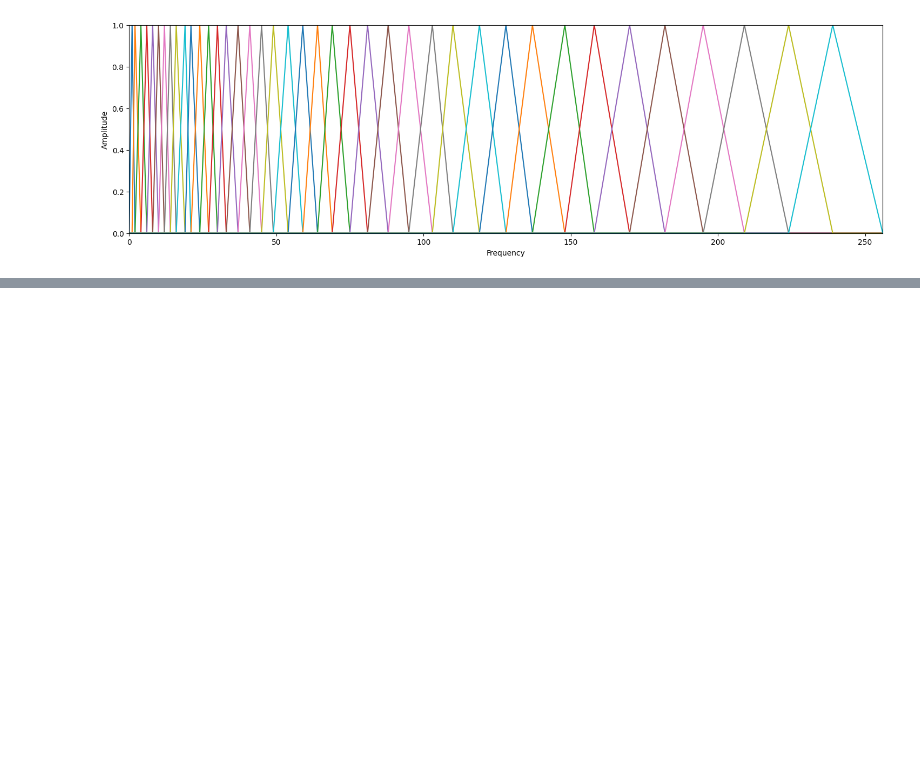
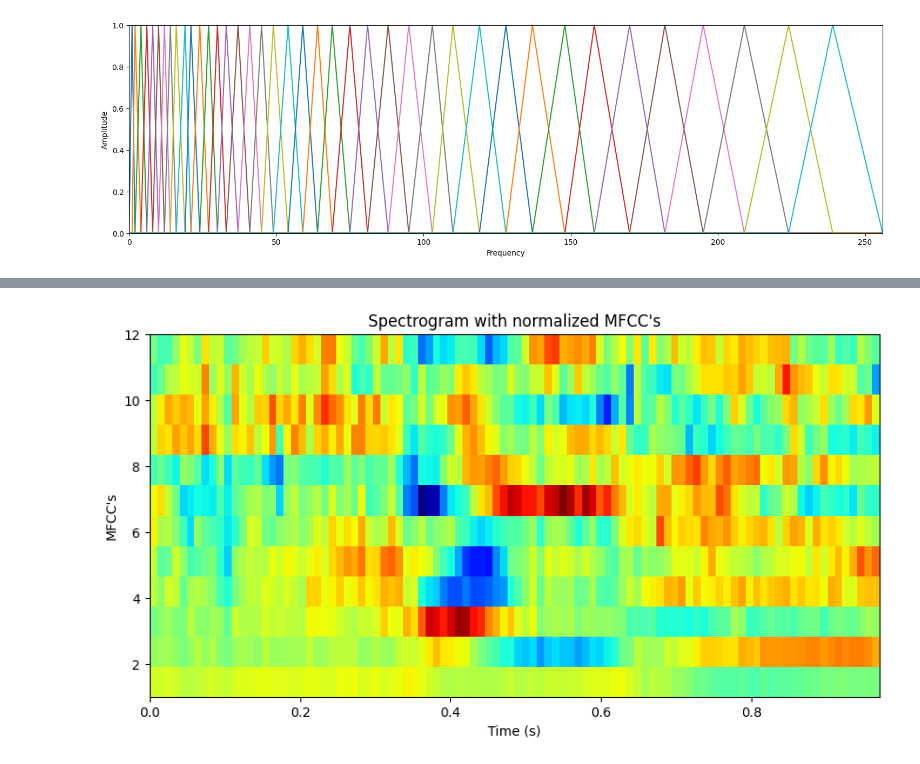
Before and after one commit to HiImGabry/speech-recognition-representation-unica-dl, a Jupyter notebook: Filter_Banks.ipynb, the cells around one changed output, grey strips where cells are left out. Saved outputs shown, nothing was run; the diff lists cells and outputs as text; code cells hidden in the pictures; blank space fills up the shorter version.

```diff
--- a/Filter_Banks.ipynb
+++ b/Filter_Banks.ipynb
@@ -206,0 +256,16 @@ MEL max: 2840.023046708319
+# %%
+#MFCC normalizzati
+mfcc -= (np.mean(mfcc, axis=0) + 1e-8)
+normalized_mfcc = mfcc
+# %%
+time_frames = np.arange(0, num_frames) * frame_stride
+extent = [time_frames[0], time_frames[-1], 1, num_ceps]
+
+plt.figure(figsize=(10, 5))
+plt.imshow(normalized_mfcc.T, origin='lower', aspect='auto', cmap='jet', extent = extent)
+plt.title('Spectrogram with normalized MFCC\'s')
+plt.ylabel('MFCC\'s')
+plt.xlabel('Time (s)')
+plt.show()
+# %% [output]
+[figure, added]
```
Also changed, not shown: parts of 5 cells of this notebook.
